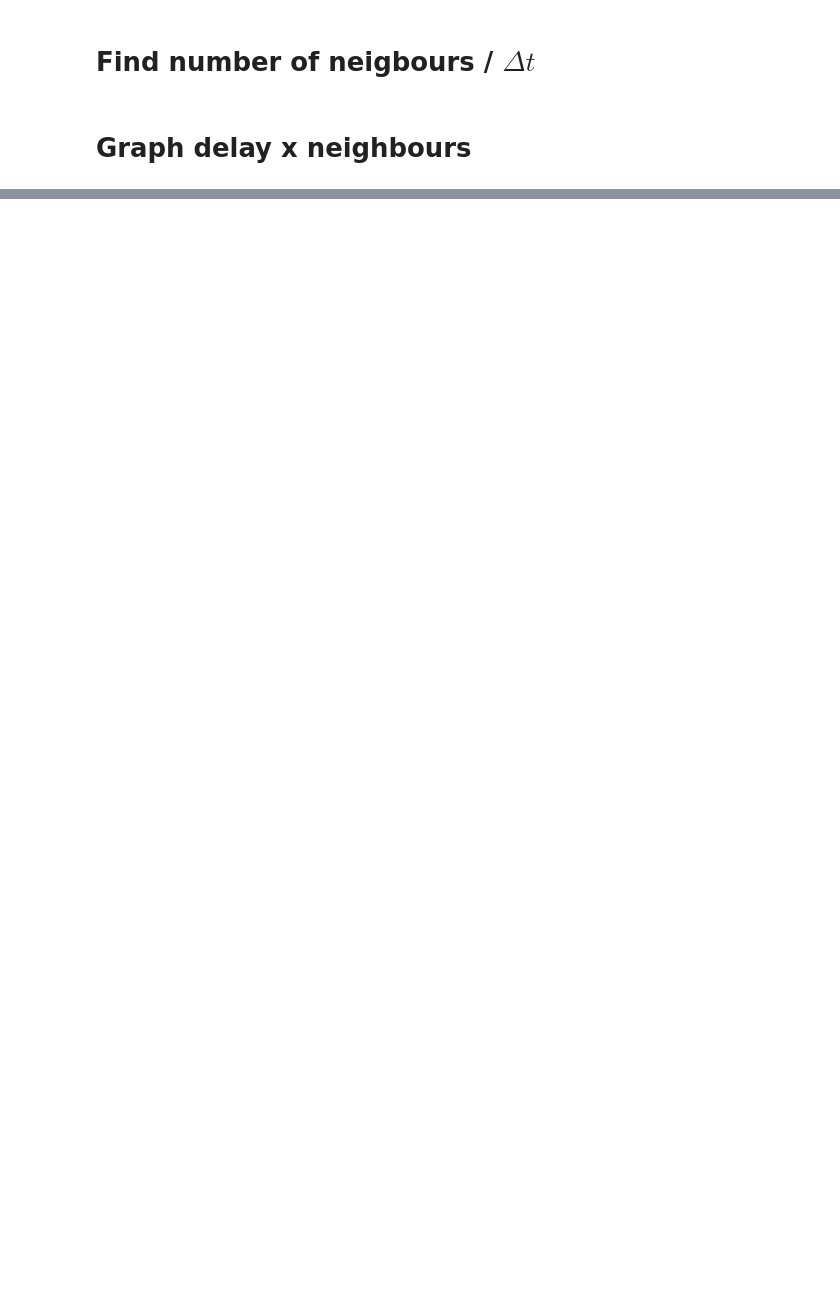
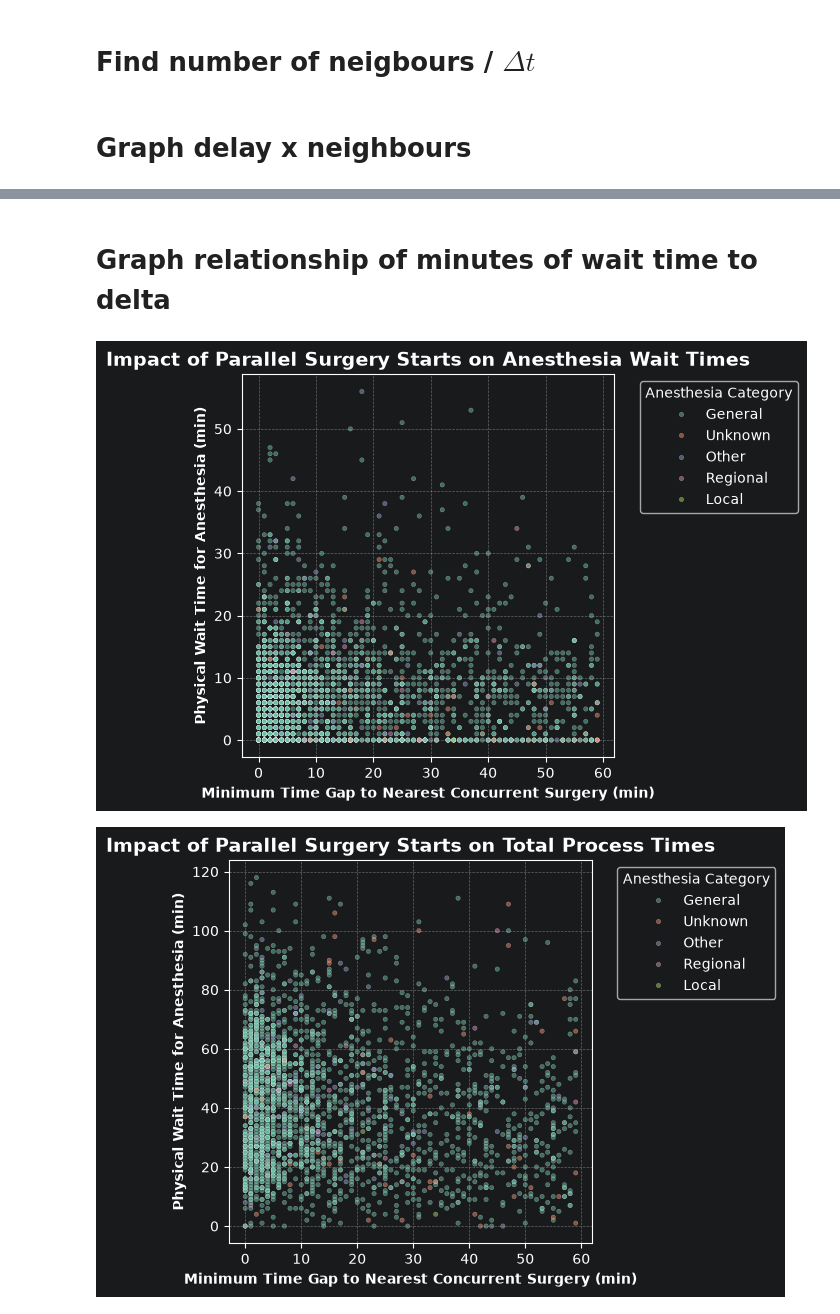
Before and after one commit to tomkys144/cacom-project, a Jupyter notebook: turnover_analysis.ipynb, the cells around one changed output, grey strips where cells are left out. Saved outputs shown, nothing was run; the diff lists cells and outputs as text; code cells hidden in the pictures; blank space fills up the shorter version.

```diff
--- a/turnover_analysis.ipynb
+++ b/turnover_analysis.ipynb
@@ -172,0 +205,53 @@ plt.show()
+# %% [markdown]
+# Graph relationship of minutes of wait time to delta
+# %%
+plt.figure()
+
+sns.scatterplot(
+    data=df_plot[df_plot['wait_for_anes_min'] <= 60],
+    x="min_delta",
+    y="wait_for_anes_min",
+    hue="anes-cat",
+    palette="Set2",
+    s=10,
+    alpha=0.5,
+    legend="full",
+)
+
+plt.title("Impact of Parallel Surgery Starts on Anesthesia Wait Times", fontsize=14, fontweight='bold')
+plt.xlabel("Minimum Time Gap to Nearest Concurrent Surgery (min)", fontweight='bold')
+plt.ylabel("Physical Wait Time for Anesthesia (min)", fontweight='bold')
+
+plt.grid(True, linestyle='--', alpha=0.5)
+
+plt.legend(title="Anesthesia Category", bbox_to_anchor=(1.05, 1), loc='upper left')
+
+plt.tight_layout()
+plt.show()
+
+plt.figure()
+
+sns.scatterplot(
+    data=df_plot[(df_plot['total_process_time_min'] >= 0) & (df_plot['total_process_time_min'] < 120)],
+    x="min_delta",
+    y="total_process_time_min",
+    hue="anes-cat",
+    palette="Set2",
+    s=10,
+    alpha=0.5,
+    legend="full",
+)
+
+plt.title("Impact of Parallel Surgery Starts on Total Process Times", fontsize=14, fontweight='bold')
+plt.xlabel("Minimum Time Gap to Nearest Concurrent Surgery (min)", fontweight='bold')
+plt.ylabel("Physical Wait Time for Anesthesia (min)", fontweight='bold')
+
+plt.grid(True, linestyle='--', alpha=0.5)
+
+plt.legend(title="Anesthesia Category", bbox_to_anchor=(1.05, 1), loc='upper left')
+
+plt.tight_layout()
+plt.show()
+# %% [output]
+[figure, added]
+[figure, added]
```
Also changed, not shown: parts of 13 cells of this notebook.
